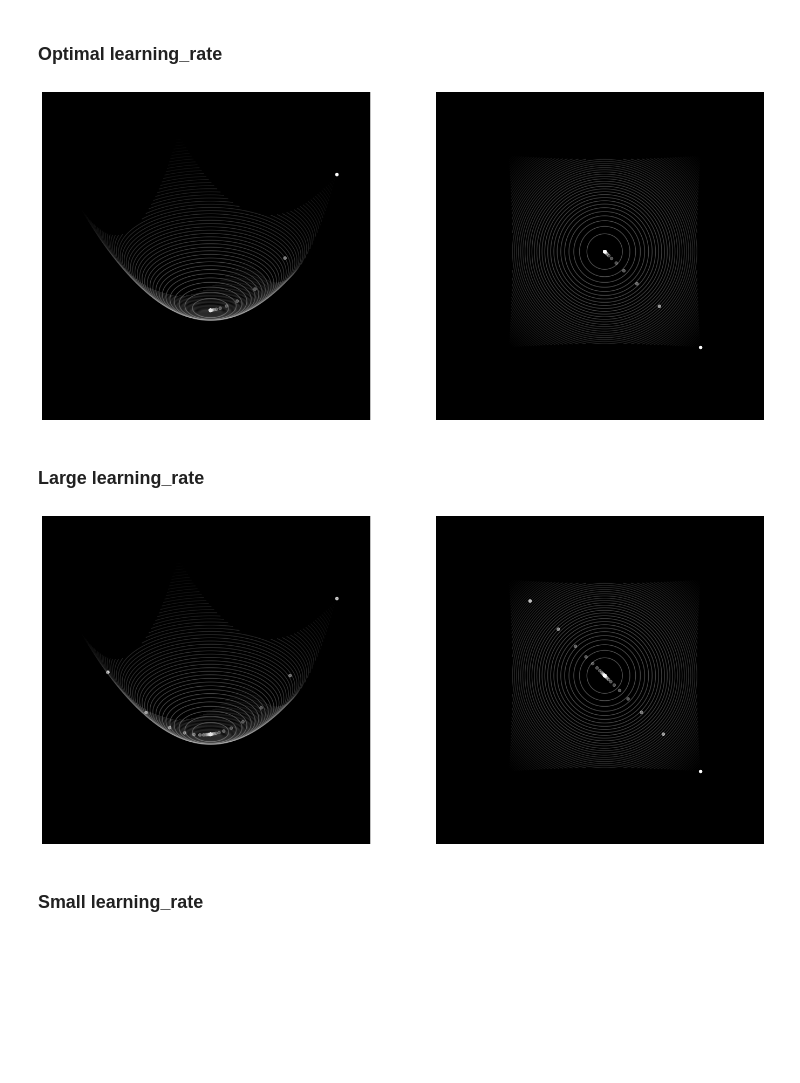
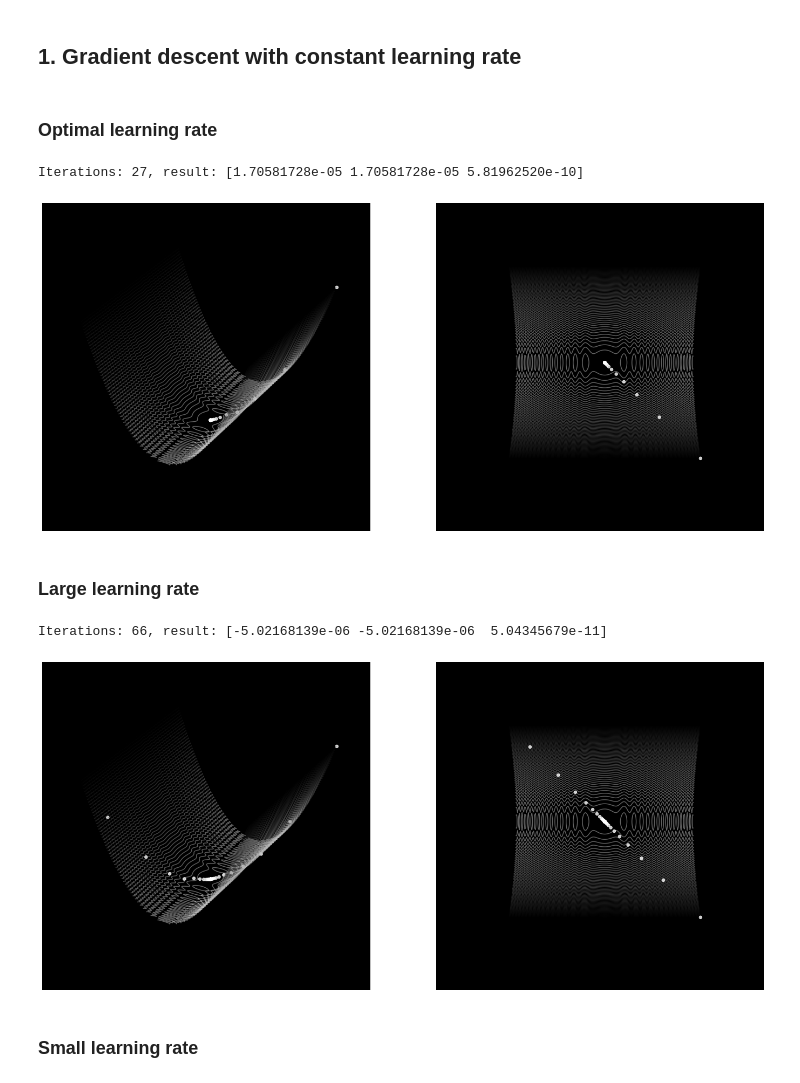
Before and after one commit to fadyat/ITMO-PROBLEMS, a Jupyter notebook: Applied-mathematics/IV semester/Solutions/lab2/solution.ipynb, the cells around one changed output. Cells and saved outputs as stored; diff of their text form; code cells hidden in the pictures; blank space fills up the shorter version.

Commit message:
support for new gradient descent method

```diff
--- a/Applied-mathematics/IV semester/Solutions/lab2/solution.ipynb
+++ b/Applied-mathematics/IV semester/Solutions/lab2/solution.ipynb
@@ -37,26 +38,32 @@ def painter_decorator3d(func):
     return draw
+# %% [markdown]
+## 1. Gradient descent with constant learning rate
 # %%
 @painter_decorator3d
-def gradient_discent(gradient, start_point, learning_rate, tolerance=1e-3, n_iter=100):
+def gradient_descent_const(gradient, start_point, learning_rate, tolerance=1e-5, n_iter=100):
     points = np.array([start_point])
     for _ in range(n_iter):
         step = -learning_rate * gradient(points[-1])
-        if np.all(np.abs(step)) < tolerance:
+        if np.all(np.abs(step) < tolerance):
             break
-        points = np.concatenate((points, np.array([points[-1] + step])))
+
+        new_point = points[-1] + step
+        points = np.concatenate((points, np.array([new_point])))
     return points
 # %% [markdown]
-### Optimal learning_rate
+### Optimal learning rate
 # %%
-gradient_discent(lambda v: np.array([2 * v[0], 2 * v[1]]), np.array([1, 1]), 0.2)
+gradient_descent_const(lambda v: np.array([2 * v[0], 2 * v[1]]), np.array([10, 10]), 0.2)
 # %% [output]
+Iterations: 27, result: [1.70581728e-05 1.70581728e-05 5.81962520e-10]
-[figure, old version]
+[figure, new version]
 # %% [markdown]
-### Large learning_rate
+### Large learning rate
 # %%
-gradient_discent(lambda v: np.array([2 * v[0], 2 * v[1]]), np.array([1, 1]), 0.9)
+gradient_descent_const(lambda v: np.array([2 * v[0], 2 * v[1]]), np.array([10, 10]), 0.9)
 # %% [output]
+Iterations: 66, result: [-5.02168139e-06 -5.02168139e-06  5.04345679e-11]
-[figure, old version]
+[figure, new version]
 # %% [markdown]
-### Small learning_rate
+### Small learning rate
 # %%
```
Also changed, not shown: parts of 6 cells of this notebook.
